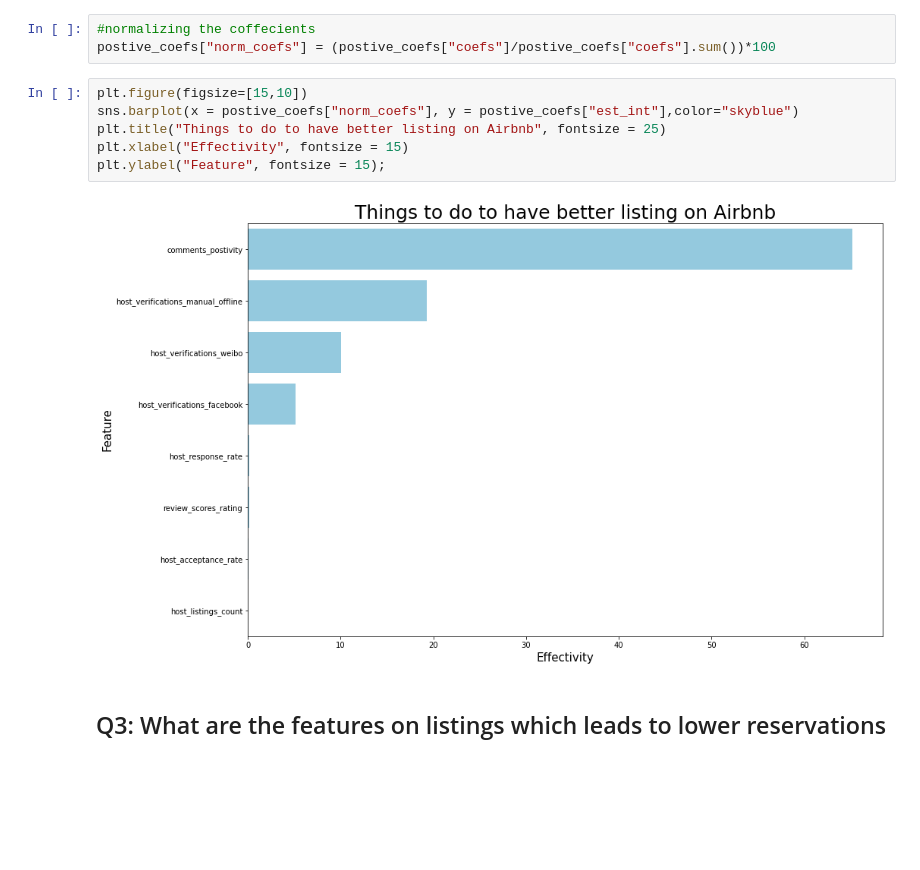
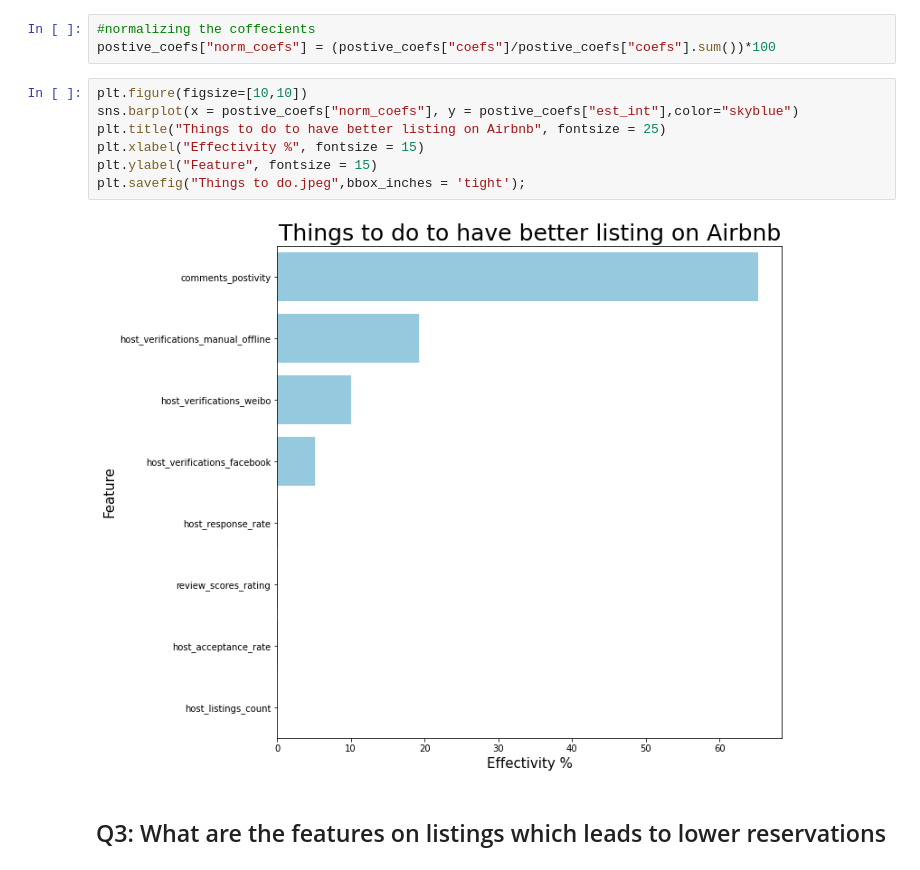
Before and after one commit to FMajdali/Airbnb_Boston, a Jupyter notebook: Airbnb_Boston.ipynb, the cells around one changed output. Cells and saved outputs as stored; diff of their text form; blank space fills up the shorter version.

```diff
--- a/Airbnb_Boston.ipynb
+++ b/Airbnb_Boston.ipynb
@@ -513,13 +514,14 @@ postive_coefs = coefs_df[coefs_df["coefs"] > 0].copy()
 #normalizing the coffecients
 postive_coefs["norm_coefs"] = (postive_coefs["coefs"]/postive_coefs["coefs"].sum())*100
 # %%
-plt.figure(figsize=[15,10])
+plt.figure(figsize=[10,10])
 sns.barplot(x = postive_coefs["norm_coefs"], y = postive_coefs["est_int"],color="skyblue")
 plt.title("Things to do to have better listing on Airbnb", fontsize = 25)
-plt.xlabel("Effectivity", fontsize = 15)
-plt.ylabel("Feature", fontsize = 15);
+plt.xlabel("Effectivity %", fontsize = 15)
+plt.ylabel("Feature", fontsize = 15)
+plt.savefig("Things to do.jpeg",bbox_inches = 'tight');
 # %% [output]
-[figure, old version]
+[figure, new version]
 # %% [markdown]
 ## Q3: What are the features on listings which leads to lower reservations
 # %% [markdown]
```
Also changed, not shown: parts of 2 cells of this notebook.
